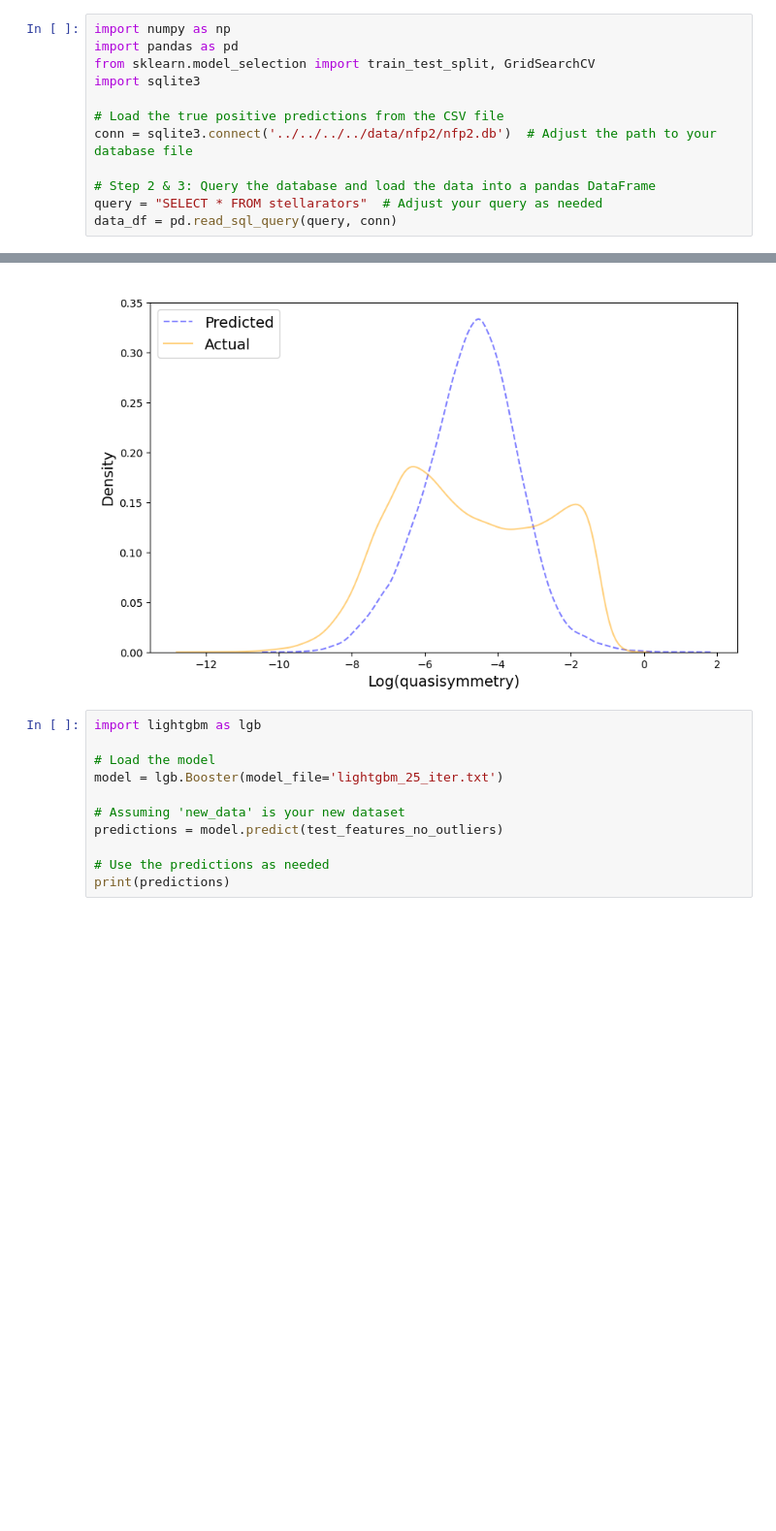
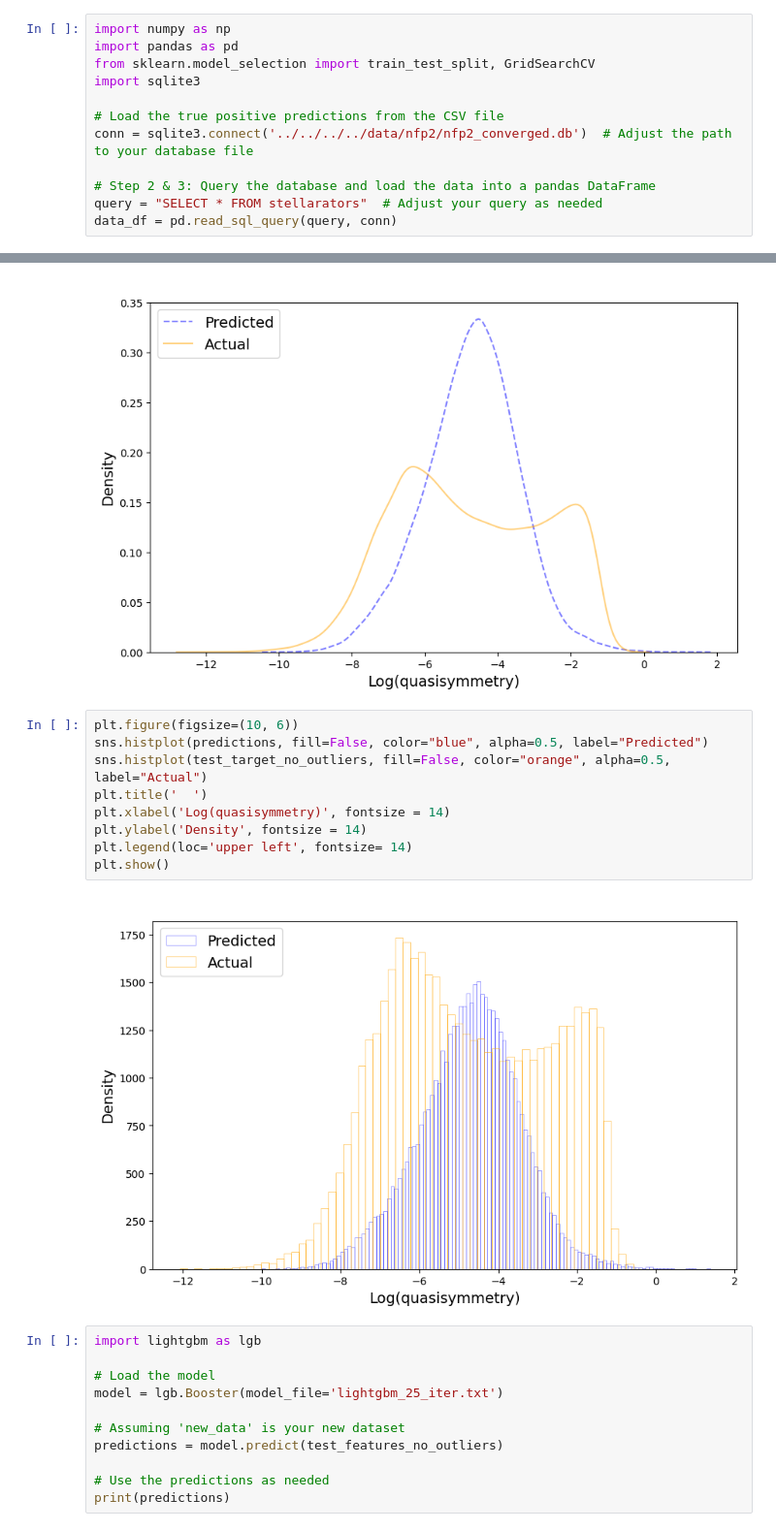
Before and after one commit to laiarodrigo/PIC-STELLARATOR, a Jupyter notebook: data_analysis/quasi_isodynamic/non_probabilistic_models/lightgbm_regressor/qi_study.ipynb, the cells around one changed output, grey strips where cells are left out. Shown at 97% size. Saved outputs shown, nothing was run; the diff lists cells and outputs as text; blank space fills up the shorter version.

```diff
--- a/data_analysis/quasi_isodynamic/non_probabilistic_models/lightgbm_regressor/qi_study.ipynb
+++ b/data_analysis/quasi_isodynamic/non_probabilistic_models/lightgbm_regressor/qi_study.ipynb
@@ -5,7 +5,7 @@ from sklearn.model_selection import train_test_split, GridSearchCV
 import sqlite3
 
 # Load the true positive predictions from the CSV file
-conn = sqlite3.connect('../../../../data/nfp2/nfp2.db')  # Adjust the path to your database file
+conn = sqlite3.connect('../../../../data/nfp2/nfp2_converged.db')  # Adjust the path to your database file
 
 # Step 2 & 3: Query the database and load the data into a pandas DataFrame
 query = "SELECT * FROM stellarators"  # Adjust your query as needed
@@ -117,6 +126,17 @@ plt.show()
 (47770,)
 (47770,)
 [figure]
+# %%
+plt.figure(figsize=(10, 6))
+sns.histplot(predictions, fill=False, color="blue", alpha=0.5, label="Predicted")
+sns.histplot(test_target_no_outliers, fill=False, color="orange", alpha=0.5, label="Actual")
+plt.title('  ')
+plt.xlabel('Log(quasisymmetry)', fontsize = 14)
+plt.ylabel('Density', fontsize = 14)
+plt.legend(loc='upper left', fontsize= 14)
+plt.show()
+# %% [output]
+[figure, added]
 # %%
 import lightgbm as lgb
 
```
Also changed, not shown: parts of 7 cells of this notebook, 24 other files.
